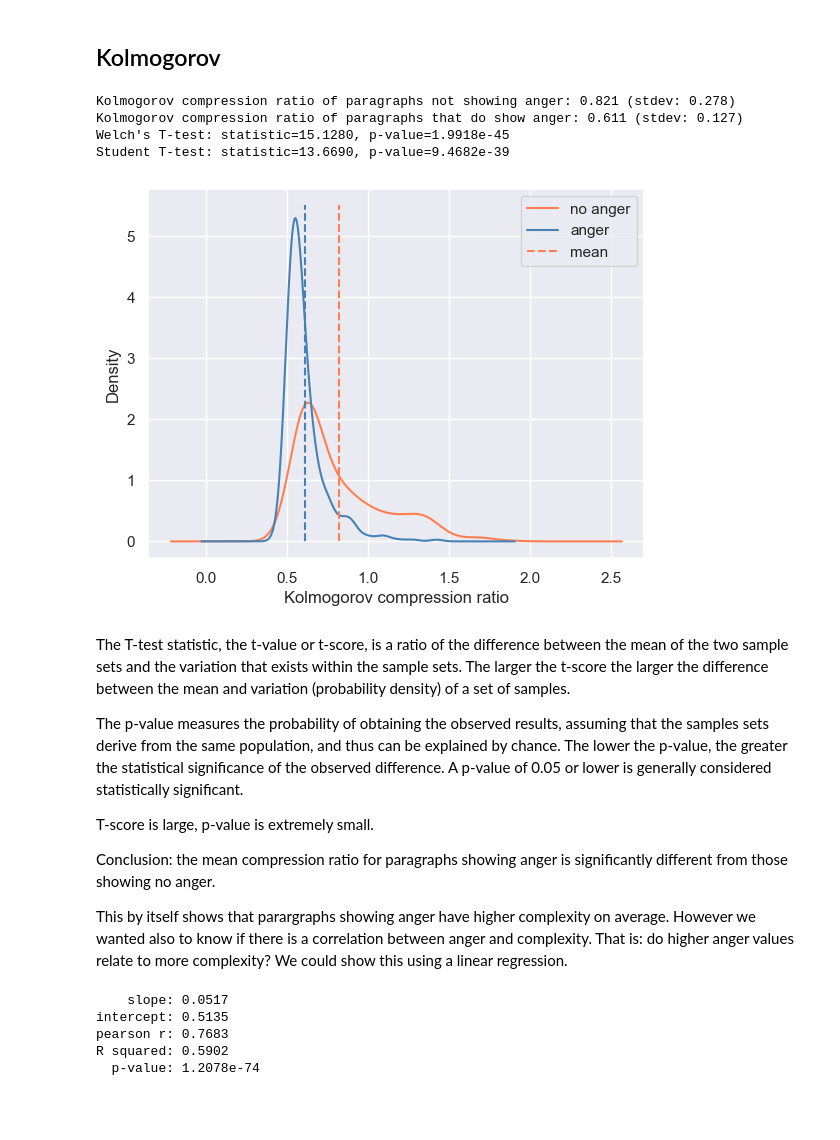
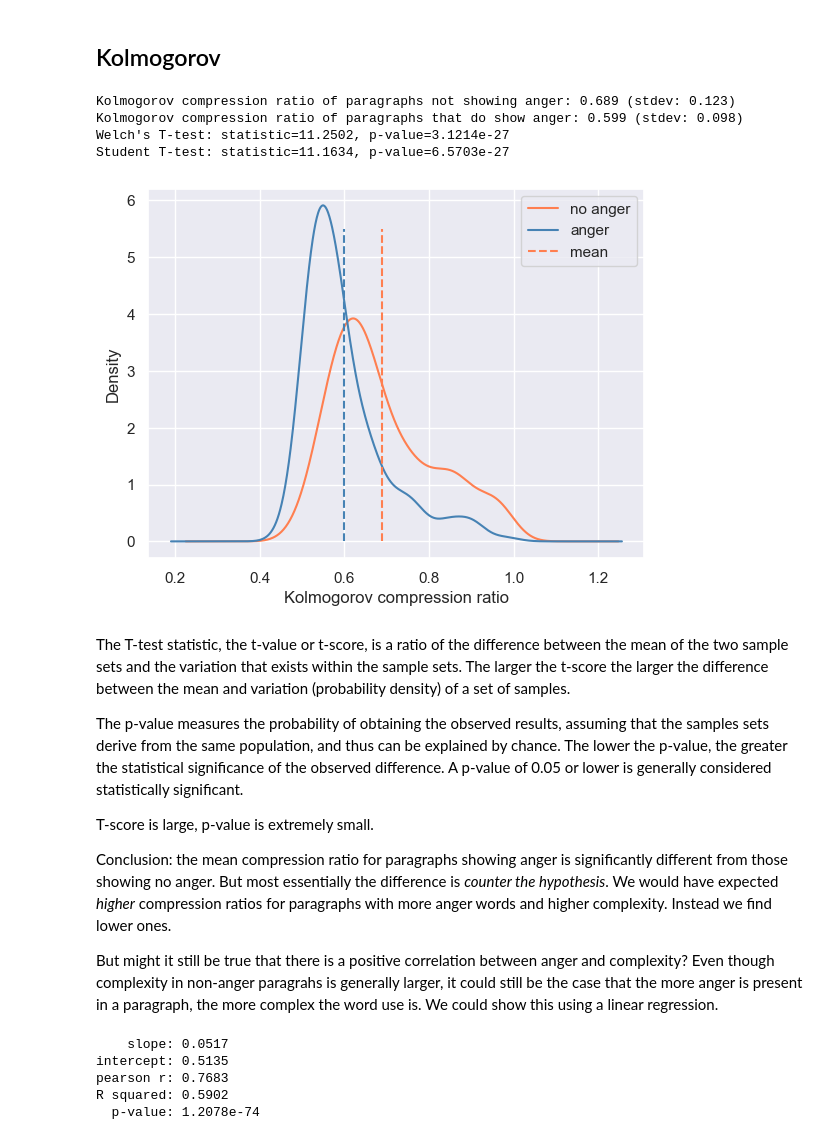
Before and after one commit to jorisvanzundert/Gul_Complexity, a Jupyter notebook: Lale_Gul-Ik_ga_leven-analysis.ipynb, the cells around one changed output. Cells and saved outputs as stored; diff of their text form; code cells hidden in the pictures; blank space fills up the shorter version.

```diff
--- a/Lale_Gul-Ik_ga_leven-analysis.ipynb
+++ b/Lale_Gul-Ik_ga_leven-analysis.ipynb
@@ -38,34 +38,39 @@ gul_data
 # %% [markdown]
 ## Kolmogorov
 # %%
-# Do we ignore zeros at our peril? Let's t-test that.
+# Let us run a T-test to see if there is a significant difference between the means of paragraphs
+# with anger and those without.
 
-kolmor_no_anger = gul_data[ gul_data['anger'] == 0 ]['kolmogorov_ratio']
-kolmor_anger = gul_data[ gul_data['anger'] > 0 ]['kolmogorov_ratio']
+# We ignore paragraphs with a compression rate of 1/1 or bigger than that. Those with bigger compression ratios,
+# the ones that actually *grow* in filesize when compressed are all very short paragraphs (max. 25 words), would
+# show artificial very hight complexity as an artefact of the compression mechanism, not because they are
+# actually complex texts.
+kolmor_no_anger = gul_data[ ( gul_data['anger'] == 0 ) & ( gul_data['kolmogorov_ratio'] < 1 ) ]['kolmogorov_ratio']
+kolmor_anger = gul_data[ ( gul_data['anger'] > 0 ) & ( gul_data['kolmogorov_ratio'] < 1 ) ]['kolmogorov_ratio']
 
 # How is kolmogorov complexity distributedd for paragraphs that show no anger?
 ax = kolmor_no_anger.plot.density( c='coral', label='no anger' )
 # And how is kolmogorov complexity distributedd for paragraphs that do show anger?
 kolmor_anger.plot.density( c='steelblue', label='anger' )
 
 ax.vlines( [ kolmor_no_anger.mean(), kolmor_anger.mean() ], ymin=0, ymax=5.5, linestyles='dashed', colors=[ 'coral', 'steelblue' ], label='mean' )
 
 ax.set_xlabel( 'Kolmogorov compression ratio' )
 ax.legend()
 
 print( f'Kolmogorov compression ratio of paragraphs not showing anger: {kolmor_no_anger.mean():.3f} (stdev: {kolmor_no_anger.std():.3f})' )
 print( f'Kolmogorov compression ratio of paragraphs that do show anger: {kolmor_anger.mean():.3f} (stdev: {kolmor_anger.std():.3f})' )
 
 # We use Welch's T-test, because we cannot readily assume equal variance in the samples.
 stat, p_value = ttest_ind( kolmor_no_anger, kolmor_anger, equal_var=False )
 print(f"Welch's T-test: statistic={stat:.4f}, p-value={p_value:.4e}")
 
 # But just as a sanity check, what does the normalized T-test say?
 stat, p_value = ttest_ind( kolmor_no_anger, kolmor_anger )
 print( f'Student T-test: statistic={stat:.4f}, p-value={p_value:.4e}' )
 # %% [output]
-Kolmogorov compression ratio of paragraphs not showing anger: 0.821 (stdev: 0.278)
-Kolmogorov compression ratio of paragraphs that do show anger: 0.611 (stdev: 0.127)
-Welch's T-test: statistic=15.1280, p-value=1.9918e-45
-Student T-test: statistic=13.6690, p-value=9.4682e-39
+Kolmogorov compression ratio of paragraphs not showing anger: 0.689 (stdev: 0.123)
+Kolmogorov compression ratio of paragraphs that do show anger: 0.599 (stdev: 0.098)
+Welch's T-test: statistic=11.2502, p-value=3.1214e-27
+Student T-test: statistic=11.1634, p-value=6.5703e-27
-[figure, old version]
+[figure, new version]
@@ -76,9 +84,9 @@ The p-value measures the probability of obtaining the observed results, assuming
 
 T-score is large, p-value is extremely small.
 
-Conclusion: the mean compression ratio for paragraphs showing anger is significantly different from those showing no anger.
+Conclusion: the mean compression ratio for paragraphs showing anger is significantly different from those showing no anger. But most essentially the difference is *counter the hypothesis*. We would have expected *higher* compression ratios for paragraphs with more anger words and higher complexity. Instead we find lower ones.
 
-This by itself shows that parargraphs showing anger have higher complexity on average. However we wanted also to know if there is a correlation between anger and complexity. That is: do higher anger values relate to more complexity? We could show this using a linear regression.
+But might it still be true that there is a positive correlation between anger and complexity? Even though complexity in non-anger paragrahs is generally larger, it could still be the case that the more anger is present in a paragraph, the more complex the word use is. We could show this using a linear regression.
 # %%
 # This is just a helper function to pretty print regression results.
 def pretty_regression_summary( regression_results ):
```
Also changed, not shown: parts of 10 cells of this notebook, 1 other file.
